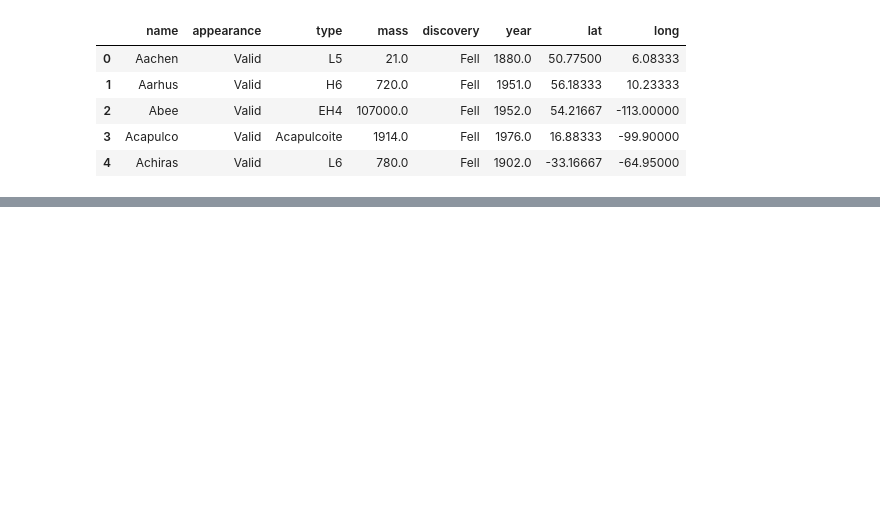
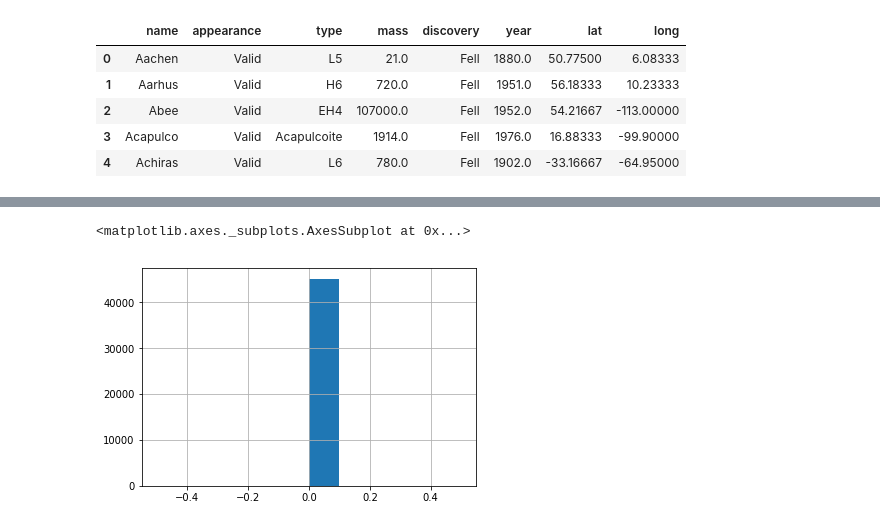
Before and after one commit to fcoba/Project-1, a Jupyter notebook: Kal_Project_1.ipynb, the cells around one changed output, grey strips where cells are left out. Drawn from its saved outputs; the diff is of its cells as text; code cells hidden in the pictures; blank space fills up the shorter version.

Commit message:
Grouped Meteorites DataFrame

```diff
--- a/Kal_Project_1.ipynb
+++ b/Kal_Project_1.ipynb
@@ -98,0 +117,6 @@ meteor.head()
+# %%
+# Using GroupBy in order to separate the data into fields according to "state" values
+grouped_meteor_df = meteor.groupby(['year'])
+
+# In order to be visualized, a data function must be used...
+grouped_meteor_df.head(10)
@@ -98,0 +142,6 @@ meteor.head()
+# %%
+plt.figure();
+grouped_meteor_df['year'].diff().hist()
+# %% [output]
+<matplotlib.axes._subplots.AxesSubplot at 0x...>
+[figure, added]
```
Also changed, not shown: parts of 8 cells of this notebook.
